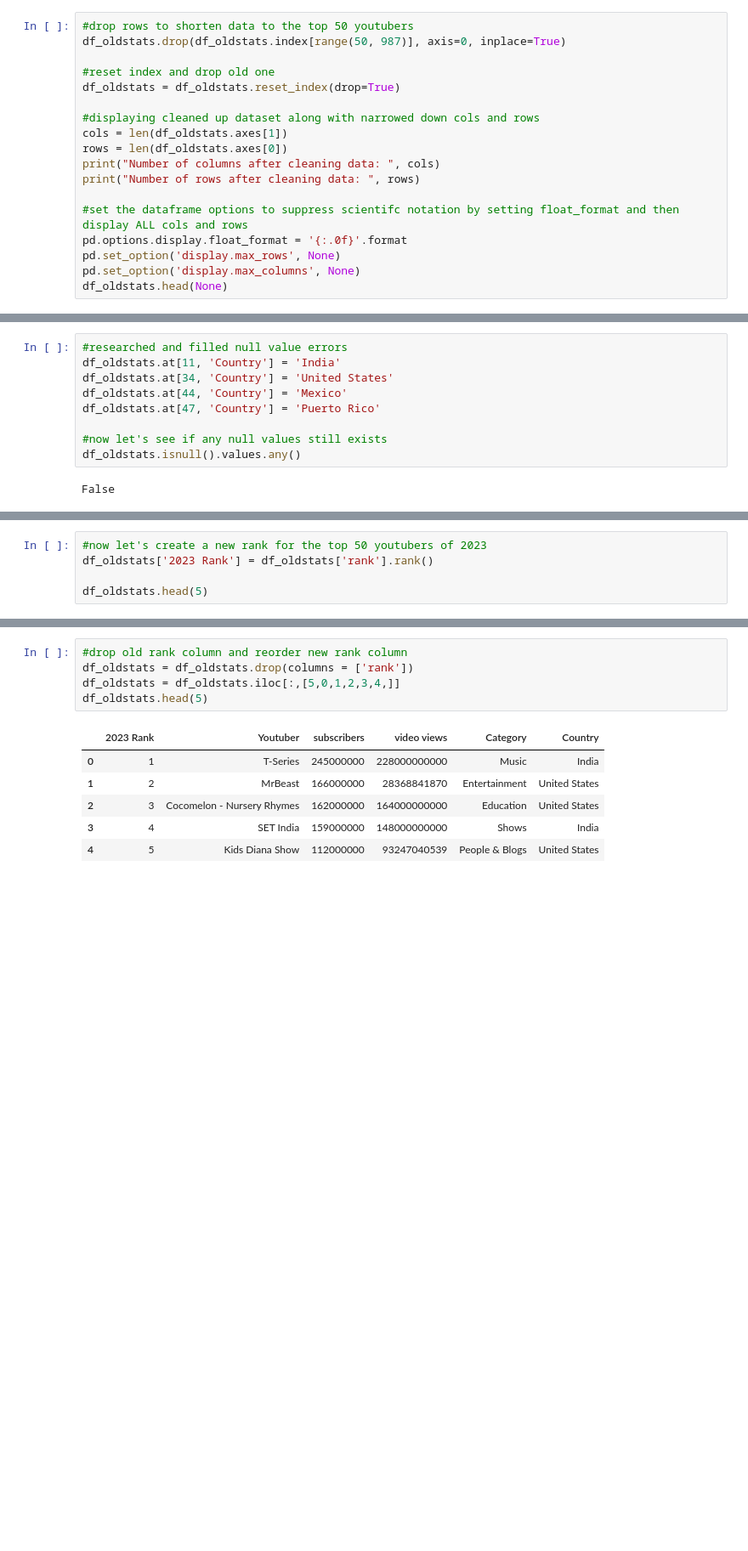
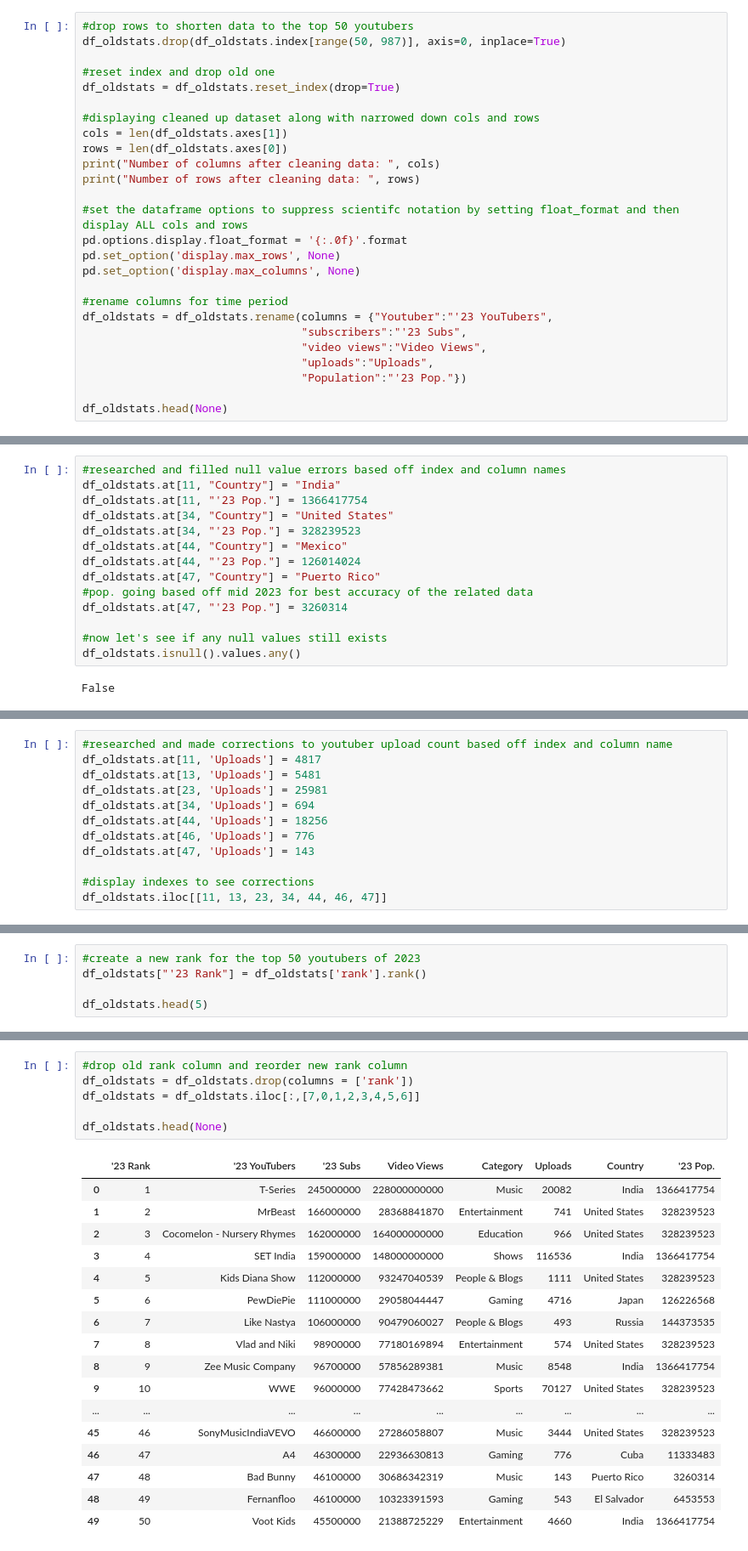
Before and after one commit to metguy/trending_youtubers, a Jupyter notebook: 2023_YouTuber_Analysis.ipynb, the cells around one changed output, grey strips where cells are left out. Shown at 85% size. Saved outputs shown, nothing was run; the diff lists cells and outputs as text; blank space fills up the shorter version.

```diff
--- a/2023_YouTuber_Analysis.ipynb
+++ b/2023_YouTuber_Analysis.ipynb
@@ -79,5 +79,13 @@ print("Number of rows after cleaning data: ", rows)
 pd.options.display.float_format = '{:.0f}'.format
 pd.set_option('display.max_rows', None)
 pd.set_option('display.max_columns', None)
+
+#rename columns for time period
+df_oldstats = df_oldstats.rename(columns = {"Youtuber":"'23 YouTubers",
+                                 "subscribers":"'23 Subs",
+                                 "video views":"Video Views",
+                                 "uploads":"Uploads",
+                                 "Population":"'23 Pop."})
+
 df_oldstats.head(None)
 # %% [output]
@@ -114,9 +124,14 @@ null_rows.head(None)
 # %%
-#researched and filled null value errors
-df_oldstats.at[11, 'Country'] = 'India'
-df_oldstats.at[34, 'Country'] = 'United States'
-df_oldstats.at[44, 'Country'] = 'Mexico'
-df_oldstats.at[47, 'Country'] = 'Puerto Rico'
+#researched and filled null value errors based off index and column names
+df_oldstats.at[11, "Country"] = "India"
+df_oldstats.at[11, "'23 Pop."] = 1366417754
+df_oldstats.at[34, "Country"] = "United States"
+df_oldstats.at[34, "'23 Pop."] = 328239523
+df_oldstats.at[44, "Country"] = "Mexico"
+df_oldstats.at[44, "'23 Pop."] = 126014024
+df_oldstats.at[47, "Country"] = "Puerto Rico"
+#pop. going based off mid 2023 for best accuracy of the related data
+df_oldstats.at[47, "'23 Pop."] = 3260314
 
 #now let's see if any null values still exists
 df_oldstats.isnull().values.any()
@@ -124,0 +142,12 @@ False
+# %%
+#researched and made corrections to youtuber upload count based off index and column name
+df_oldstats.at[11, 'Uploads'] = 4817
+df_oldstats.at[13, 'Uploads'] = 5481
+df_oldstats.at[23, 'Uploads'] = 25981
+df_oldstats.at[34, 'Uploads'] = 694
+df_oldstats.at[44, 'Uploads'] = 18256
+df_oldstats.at[46, 'Uploads'] = 776
+df_oldstats.at[47, 'Uploads'] = 143
+
+#display indexes to see corrections
+df_oldstats.iloc[[11, 13, 23, 34, 44, 46, 47]]
@@ -125,6 +165,6 @@ False
 # %%
-#now let's create a new rank for the top 50 youtubers of 2023
-df_oldstats['2023 Rank'] = df_oldstats['rank'].rank()
+#create a new rank for the top 50 youtubers of 2023
+df_oldstats["'23 Rank"] = df_oldstats['rank'].rank()
 
 df_oldstats.head(5)
 # %% [output]
@@ -137,12 +177,24 @@ df_oldstats.head(5)
 # %%
 #drop old rank column and reorder new rank column
 df_oldstats = df_oldstats.drop(columns = ['rank'])
-df_oldstats = df_oldstats.iloc[:,[5,0,1,2,3,4,]]
-df_oldstats.head(5)
+df_oldstats = df_oldstats.iloc[:,[7,0,1,2,3,4,5,6]]
+
+df_oldstats.head(None)
 # %% [output]
-|  | 2023 Rank | Youtuber | subscribers | video views | Category | Country |
-| 0 | 1 | T-Series | 245000000 | 228000000000 | Music | India |
-| 1 | 2 | MrBeast | 166000000 | 28368841870 | Entertainment | United States |
-| 2 | 3 | Cocomelon - Nursery Rhymes | 162000000 | 164000000000 | Education | United States |
-| 3 | 4 | SET India | 159000000 | 148000000000 | Shows | India |
-| 4 | 5 | Kids Diana Show | 112000000 | 93247040539 | People & Blogs | United States |
+|  | '23 Rank | '23 YouTubers | '23 Subs | Video Views | Category | Uploads | Country | '23 Pop. |
+| 0 | 1 | T-Series | 245000000 | 228000000000 | Music | 20082 | India | 1366417754 |
+| 1 | 2 | MrBeast | 166000000 | 28368841870 | Entertainment | 741 | United States | 328239523 |
+| 2 | 3 | Cocomelon - Nursery Rhymes | 162000000 | 164000000000 | Education | 966 | United States | 328239523 |
+| 3 | 4 | SET India | 159000000 | 148000000000 | Shows | 116536 | India | 1366417754 |
+| 4 | 5 | Kids Diana Show | 112000000 | 93247040539 | People & Blogs | 1111 | United States | 328239523 |
+| 5 | 6 | PewDiePie | 111000000 | 29058044447 | Gaming | 4716 | Japan | 126226568 |
+| 6 | 7 | Like Nastya | 106000000 | 90479060027 | People & Blogs | 493 | Russia | 144373535 |
+| 7 | 8 | Vlad and Niki | 98900000 | 77180169894 | Entertainment | 574 | United States | 328239523 |
+| 8 | 9 | Zee Music Company | 96700000 | 57856289381 | Music | 8548 | India | 1366417754 |
+| 9 | 10 | WWE | 96000000 | 77428473662 | Sports | 70127 | United States | 328239523 |
+| ... | ... | ... | ... | ... | ... | ... | ... | ... |
+| 45 | 46 | SonyMusicIndiaVEVO | 46600000 | 27286058807 | Music | 3444 | United States | 328239523 |
+| 46 | 47 | A4 | 46300000 | 22936630813 | Gaming | 776 | Cuba | 11333483 |
+| 47 | 48 | Bad Bunny | 46100000 | 30686342319 | Music | 143 | Puerto Rico | 3260314 |
+| 48 | 49 | Fernanfloo | 46100000 | 10323391593 | Gaming | 543 | El Salvador | 6453553 |
+| 49 | 50 | Voot Kids | 45500000 | 21388725229 | Entertainment | 4660 | India | 1366417754 |
```
Also changed, not shown: parts of 11 cells of this notebook, 3 other files.
